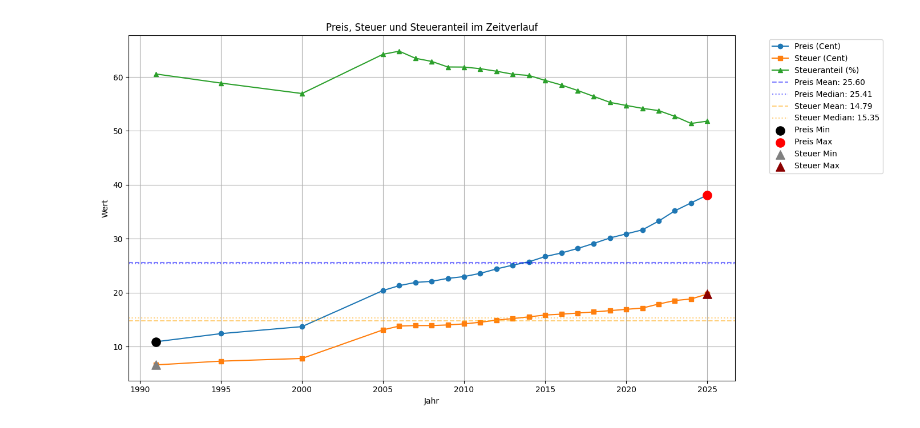
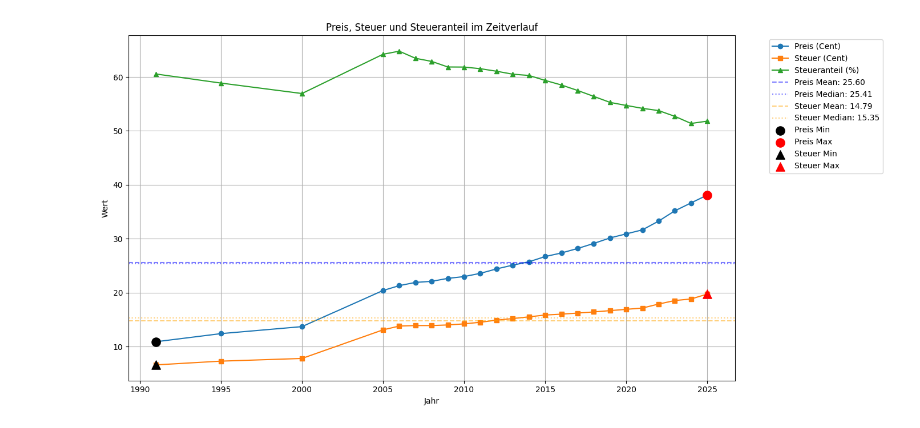
Before and after one commit to evda1011/Informprojekt_SoSe2026, a Jupyter notebook: __Markt-analyse__/Preis_und_Steuern.ipynb, the cells around one changed output. Saved outputs shown, nothing was run; the diff lists cells and outputs as text; code cells hidden in the pictures.

```diff
--- a/__Markt-analyse__/Preis_und_Steuern.ipynb
+++ b/__Markt-analyse__/Preis_und_Steuern.ipynb
@@ -993,33 +171,33 @@ max_steuer_index = np.argmax(steuer_zig_cent)
 
 plt.scatter(
     jahre_zig[min_steuer_index],
     steuer_zig_cent[min_steuer_index],
-    color='gray',
+    color='black',
     s=120,
     marker='^',
     zorder=5,
     label='Steuer Min'
 )
 
 plt.scatter(
     jahre_zig[max_steuer_index],
     steuer_zig_cent[max_steuer_index],
-    color='darkred',
+    color='red',
     s=120,
     marker='^',
     zorder=5,
     label='Steuer Max'
 )
 
 # Diagramm formatieren
 plt.xlabel('Jahr')
 plt.ylabel('Wert')
 plt.title('Preis, Steuer und Steueranteil im Zeitverlauf')
 
 plt.legend(bbox_to_anchor=(1.05, 1), loc='upper left')
 plt.grid(True)
 
 plt.tight_layout()
 plt.show()
 # %% [output]
-[figure, old version]
+[figure, new version]
```
Also changed, not shown: parts of 16 cells of this notebook, 10 other files.
